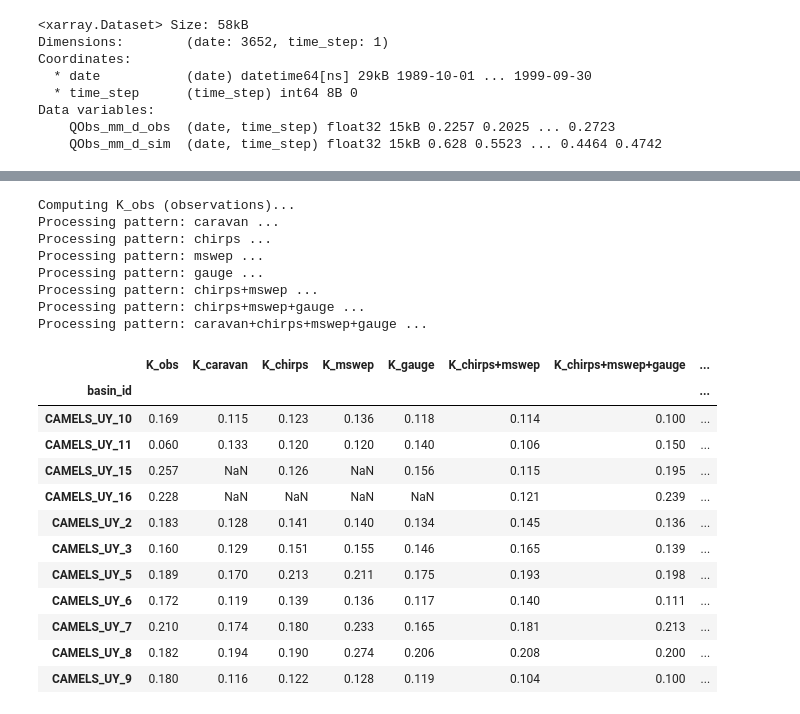
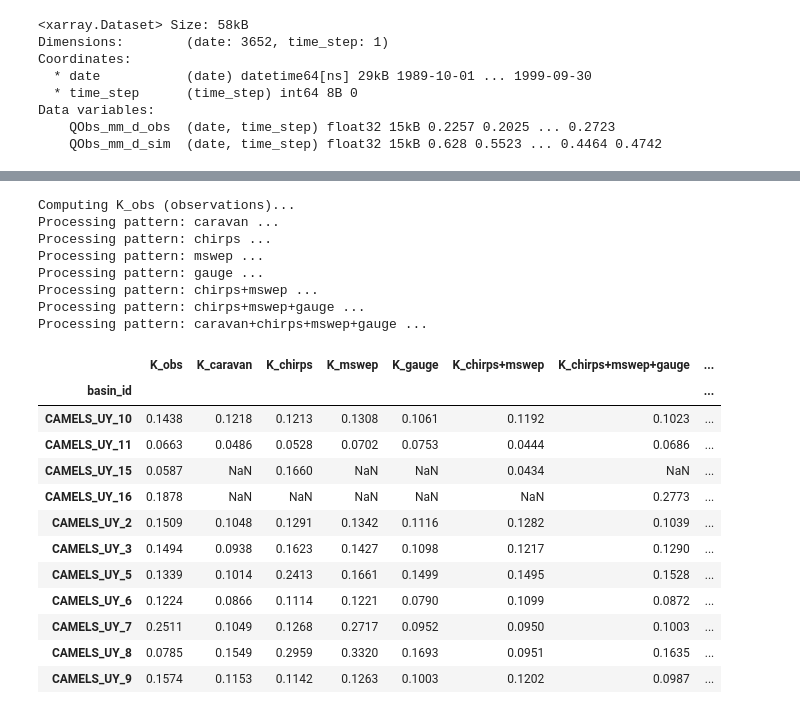
Before and after one commit to DSHydro/NeuralHydrologyAzure, a Jupyter notebook: final_runs/recession_analysis/ensemble_recession.ipynb, the cells around one changed output, grey strips where cells are left out. Cells and saved outputs as stored; diff of their text form; code cells hidden in the pictures.

```diff
--- a/final_runs/recession_analysis/ensemble_recession.ipynb
+++ b/final_runs/recession_analysis/ensemble_recession.ipynb
@@ -206,3 +205,14 @@ plt.show()
 # ax.legend()
 # plt.tight_layout()
 # plt.show()
+# %%
+x_fit_limits = {"CAMELS_UY_10": (10,30),
+                "CAMELS_UY_11": (10,30),
+                "CAMELS_UY_2": (5,15),
+                "CAMELS_UY_3": (5,20),
+                "CAMELS_UY_5": (10,25),
+                "CAMELS_UY_6": (10,25),
+                "CAMELS_UY_7": (5,20),
+                "CAMELS_UY_8": (15,25),
+                "CAMELS_UY_9": (10,30)
+                }
@@ -304,7 +386,7 @@ def load_ensemble(pattern):
 
 def compute_K(Q, t):
     """Safe wrapper around sig_BaseflowRecessionK."""
-    K, error_flag, error_str = sig_BaseflowRecessionK(Q, t)
+    K, error_flag, error_str = sig_BaseflowRecessionK(Q, t, n_start=1)
     return K  # returns nan if error
 
 # ── Main loop ──────────────────────────────────────────────────────────────────
@@ -328,43 +410,43 @@ for label, pattern in run_patterns.items():
     if ensemble is None:
         print(f"  -> No runs found, skipping.")
         for basin_id in all_records:
             all_records[basin_id][f'K_{label}'] = np.nan
         continue
 
     for basin_id, basin_data in ensemble.items():
         ds = basin_data['1D']['xr']
         t = ds['date'].values
         Q_sim = ds['QObs_mm_d_sim'].values.squeeze().astype(float)
         all_records[basin_id][f'K_{label}'] = compute_K(Q_sim, t)
 
 # ── Build DataFrame ────────────────────────────────────────────────────────────
 df_K = pd.DataFrame.from_dict(all_records, orient='index')
 df_K.index.name = 'basin_id'
 col_order = ['K_obs'] + [f'K_{label}' for label in run_patterns]
 df_K = df_K[col_order]
 
-pd.options.display.float_format = '{:.3f}'.format
+pd.options.display.float_format = '{:.4f}'.format
 df_K
 # %% [output]
 Computing K_obs (observations)...
 Processing pattern: caravan ...
 Processing pattern: chirps ...
 Processing pattern: mswep ...
 Processing pattern: gauge ...
 Processing pattern: chirps+mswep ...
 Processing pattern: chirps+mswep+gauge ...
 Processing pattern: caravan+chirps+mswep+gauge ...
 |  | K_obs | K_caravan | K_chirps | K_mswep | K_gauge | K_chirps+mswep | K_chirps+mswep+gauge | ... |
 | basin_id |  |  |  |  |  |  |  | ... |
-| CAMELS_UY_10 | 0.169 | 0.115 | 0.123 | 0.136 | 0.118 | 0.114 | 0.100 | ... |
-| CAMELS_UY_11 | 0.060 | 0.133 | 0.120 | 0.120 | 0.140 | 0.106 | 0.150 | ... |
-| CAMELS_UY_15 | 0.257 | NaN | 0.126 | NaN | 0.156 | 0.115 | 0.195 | ... |
-| CAMELS_UY_16 | 0.228 | NaN | NaN | NaN | NaN | 0.121 | 0.239 | ... |
-| CAMELS_UY_2 | 0.183 | 0.128 | 0.141 | 0.140 | 0.134 | 0.145 | 0.136 | ... |
-| CAMELS_UY_3 | 0.160 | 0.129 | 0.151 | 0.155 | 0.146 | 0.165 | 0.139 | ... |
-| CAMELS_UY_5 | 0.189 | 0.170 | 0.213 | 0.211 | 0.175 | 0.193 | 0.198 | ... |
-| CAMELS_UY_6 | 0.172 | 0.119 | 0.139 | 0.136 | 0.117 | 0.140 | 0.111 | ... |
-| CAMELS_UY_7 | 0.210 | 0.174 | 0.180 | 0.233 | 0.165 | 0.181 | 0.213 | ... |
-| CAMELS_UY_8 | 0.182 | 0.194 | 0.190 | 0.274 | 0.206 | 0.208 | 0.200 | ... |
-| CAMELS_UY_9 | 0.180 | 0.116 | 0.122 | 0.128 | 0.119 | 0.104 | 0.100 | ... |
+| CAMELS_UY_10 | 0.1438 | 0.1218 | 0.1213 | 0.1308 | 0.1061 | 0.1192 | 0.1023 | ... |
+| CAMELS_UY_11 | 0.0663 | 0.0486 | 0.0528 | 0.0702 | 0.0753 | 0.0444 | 0.0686 | ... |
+| CAMELS_UY_15 | 0.0587 | NaN | 0.1660 | NaN | NaN | 0.0434 | NaN | ... |
+| CAMELS_UY_16 | 0.1878 | NaN | NaN | NaN | NaN | NaN | 0.2773 | ... |
+| CAMELS_UY_2 | 0.1509 | 0.1048 | 0.1291 | 0.1342 | 0.1116 | 0.1282 | 0.1039 | ... |
+| CAMELS_UY_3 | 0.1494 | 0.0938 | 0.1623 | 0.1427 | 0.1098 | 0.1217 | 0.1290 | ... |
+| CAMELS_UY_5 | 0.1339 | 0.1014 | 0.2413 | 0.1661 | 0.1499 | 0.1495 | 0.1528 | ... |
+| CAMELS_UY_6 | 0.1224 | 0.0866 | 0.1114 | 0.1221 | 0.0790 | 0.1099 | 0.0872 | ... |
+| CAMELS_UY_7 | 0.2511 | 0.1049 | 0.1268 | 0.2717 | 0.0952 | 0.0950 | 0.1003 | ... |
+| CAMELS_UY_8 | 0.0785 | 0.1549 | 0.2959 | 0.3320 | 0.1693 | 0.0951 | 0.1635 | ... |
+| CAMELS_UY_9 | 0.1574 | 0.1153 | 0.1142 | 0.1263 | 0.1003 | 0.1202 | 0.0987 | ... |
 # %%
```
Also changed, not shown: parts of 11 cells of this notebook, 13 other files.
